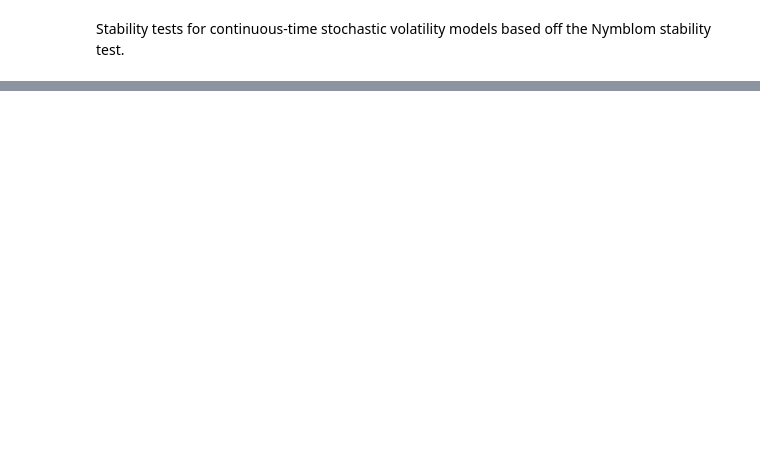
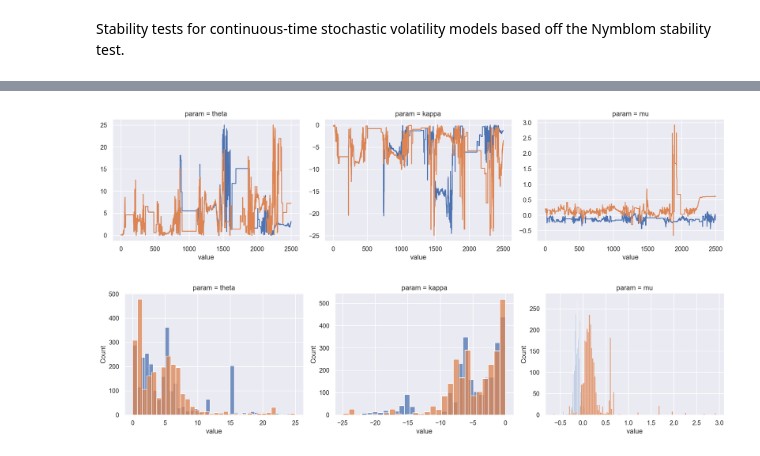
Before and after one commit to jramkiss/sv-stability-tests, a Jupyter notebook: Nymblom-Experiments.ipynb, the cells around one changed output, grey strips where cells are left out. Drawn from its saved outputs; the diff is of its cells as text; code cells hidden in the pictures; blank space fills up the shorter version.

```diff
--- a/Nymblom-Experiments.ipynb
+++ b/Nymblom-Experiments.ipynb
@@ -213,10 +143,27 @@ plot_posteriors(h1_params, theta_true=theta, theta_init=theta_init)
-# %%
-h2_params = parameter_estimates(
-    key=key,
-    y_meas = h2,
-    model=volmodel,
-    theta_init = jnp.array([0.1, -2., 0.05]),
-    n_particles=100,
-    n_iter=1000
-)
-plot_posteriors(h2_params, theta_true=theta, theta_init=theta_init)
+# %%
+posterior1 = pd.DataFrame(
+    h1_params["theta"],
+    columns = ["theta", "kappa", "mu"])
+posterior1["selection"] = "first"
+
+posterior2 = pd.DataFrame(
+    h2_params["theta"],
+    columns = ["theta", "kappa", "mu"])
+posterior2["selection"] = "second"
+
+plot_posteriors = pd.melt(pd.concat([posterior1, posterior2]), id_vars=["selection"], var_name = "param")
+# %%
+g = sns.FacetGrid(plot_posteriors,
+                  sharex=True, sharey=False,
+                  col="param", hue="selection",
+                  height=4, aspect=1.3)
+g.map(plt.plot, "value");
+
+g = sns.FacetGrid(plot_posteriors,
+                  sharex=False, sharey=False,
+                  col="param", hue="selection",
+                  height=4, aspect=1.3)
+g.map(sns.histplot, "value");
+# %% [output]
+[figure, added]
+[figure, added]
```
Also changed, not shown: parts of 12 cells of this notebook, 2 other files.
